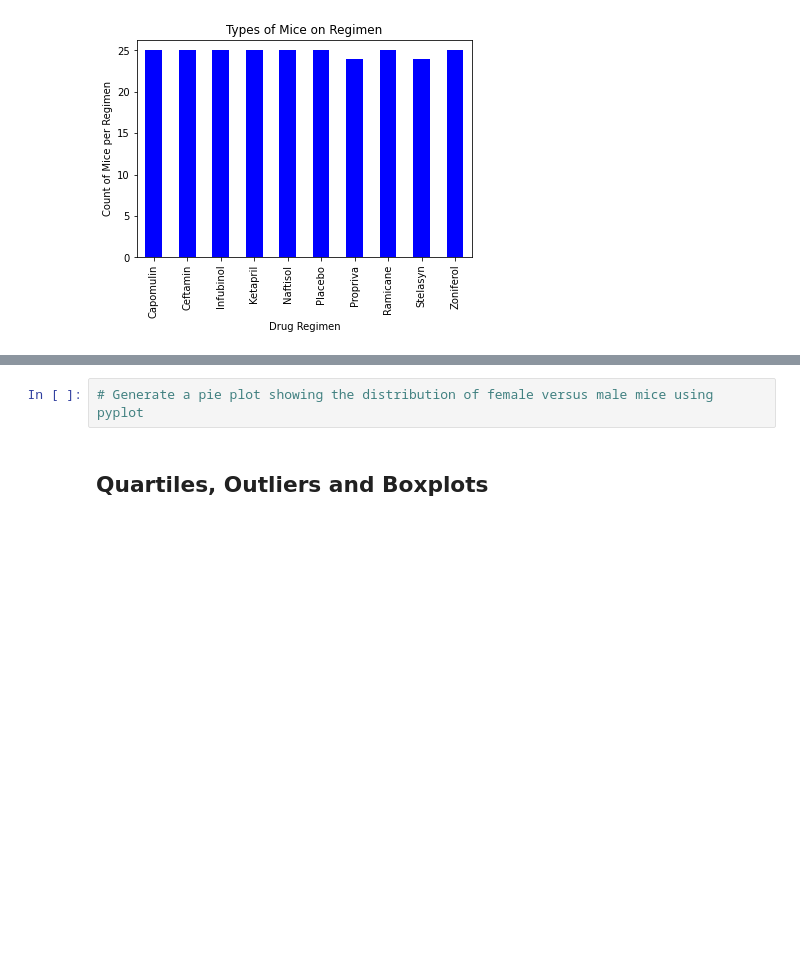
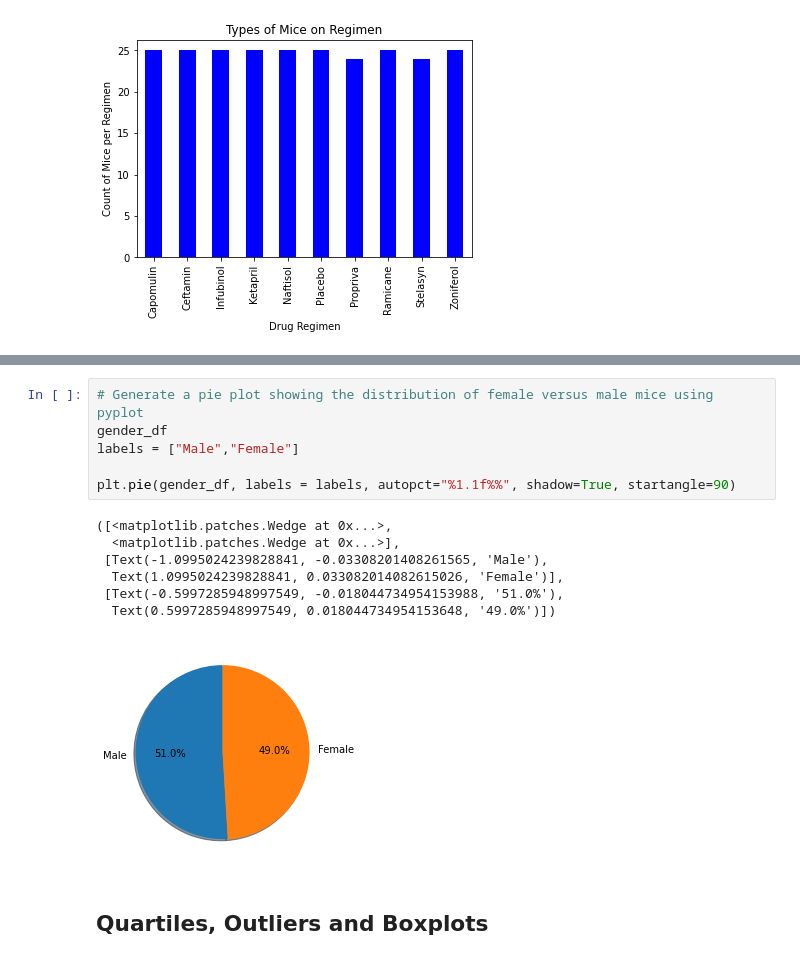
Before and after one commit to theesacker/Matplotlib-Challenge, a Jupyter notebook: pymaceuticals_starter.ipynb, the cells around one changed output, grey strips where cells are left out. Saved outputs shown, nothing was run; the diff lists cells and outputs as text; blank space fills up the shorter version.

```diff
--- a/pymaceuticals_starter.ipynb
+++ b/pymaceuticals_starter.ipynb
@@ -235,5 +271,17 @@ TypeError: unhashable type: 'numpy.ndarray'
 # %%
 # Generate a pie plot showing the distribution of female versus male mice using pyplot
+gender_df
+labels = ["Male","Female"]
+
+plt.pie(gender_df, labels = labels, autopct="%1.1f%%", shadow=True, startangle=90)
+# %% [output]
+([<matplotlib.patches.Wedge at 0x...>,
+  <matplotlib.patches.Wedge at 0x...>],
+ [Text(-1.0995024239828841, -0.03308201408261565, 'Male'),
+  Text(1.0995024239828841, 0.033082014082615026, 'Female')],
+ [Text(-0.5997285948997549, -0.018044734954153988, '51.0%'),
+  Text(0.5997285948997549, 0.018044734954153648, '49.0%')])
+[figure, added]
 # %% [markdown]
 ## Quartiles, Outliers and Boxplots
 # %%
```
Also changed, not shown: parts of 9 cells of this notebook.
